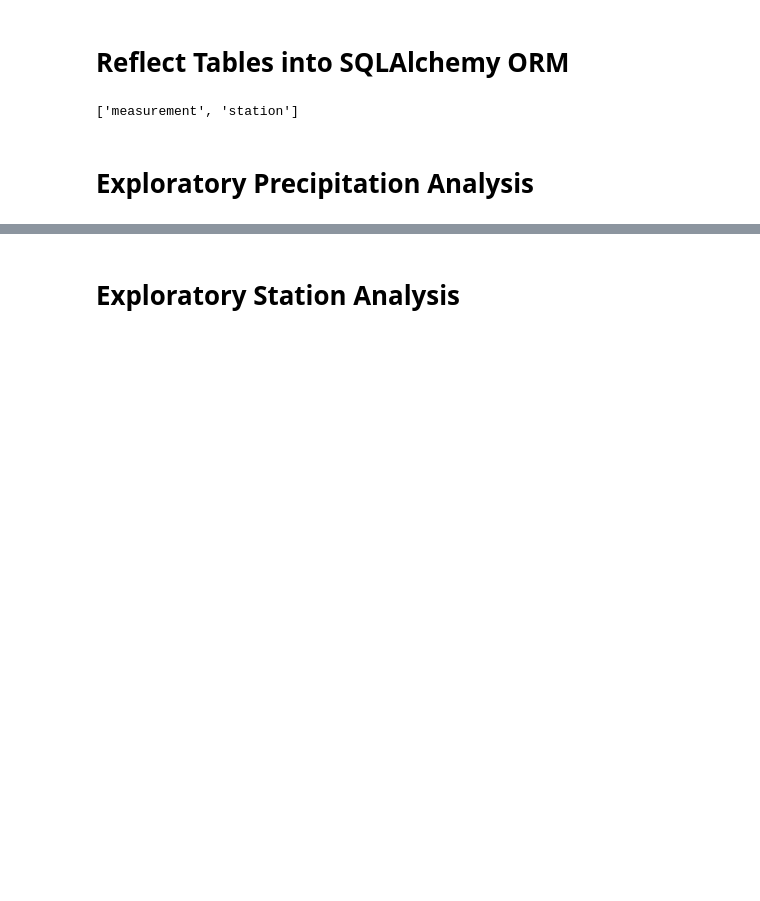
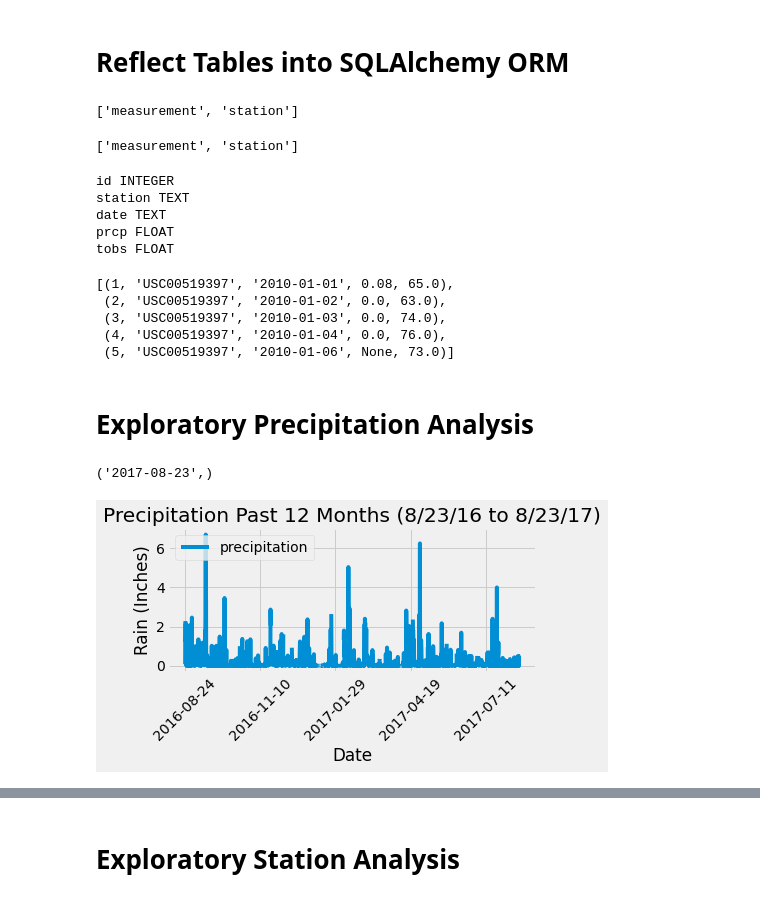
Before and after one commit to nhaile96/sqlalchemy-challenge, a Jupyter notebook: climate_starter.ipynb, the cells around one changed output, grey strips where cells are left out. Drawn from its saved outputs; the diff is of its cells as text; code cells hidden in the pictures; blank space fills up the shorter version.

```diff
--- a/climate_starter.ipynb
+++ b/climate_starter.ipynb
@@ -37,27 +37,64 @@ station_class=Base.classes.station
 # %%
 # Create our session (link) from Python to the DB
 session=Session(engine)
+# %%
+inspector=inspect(engine)
+inspector.get_table_names()
+# %% [output]
+['measurement', 'station']
+# %%
+# Get a list of column names and types
+columns = inspector.get_columns('measurement')
+for c in columns:
+    print(c['name'], c["type"])
+# %% [output]
+id INTEGER
+station TEXT
+date TEXT
+prcp FLOAT
+tobs FLOAT
+# %%
+engine.execute('SELECT * FROM measurement LIMIT 5').fetchall()
+# %% [output]
+[(1, 'USC00519397', '2010-01-01', 0.08, 65.0),
+ (2, 'USC00519397', '2010-01-02', 0.0, 63.0),
+ (3, 'USC00519397', '2010-01-03', 0.0, 74.0),
+ (4, 'USC00519397', '2010-01-04', 0.0, 76.0),
+ (5, 'USC00519397', '2010-01-06', None, 73.0)]
 # %% [markdown]
 # Exploratory Precipitation Analysis
 # %%
 # Find the most recent date in the data set.
-session.query()
+most_recent =session.query(measurement_class.date).order_by(measurement_class.date.desc()).first()
+most_recent
+# %% [output]
+('2017-08-23',)
 # %%
 # Design a query to retrieve the last 12 months of precipitation data and plot the results.
 # Starting from the most recent data point in the database.
 
 # Calculate the date one year from the last date in data set.
-
-
+year_ago=dt.date(2017,8,23)-dt.timedelta(days=365)
+year_ago
 # Perform a query to retrieve the data and precipitation scores
-
-
+prcp_query= session.query(measurement_class.date,measurement_class.prcp).filter(measurement_class.date>year_ago).order_by(measurement_class.date).all()
+prcp_query
 # Save the query results as a Pandas DataFrame and set the index to the date column
-
-
+prcp_df=pd.DataFrame(prcp_query,columns=['Date','precipitation'])
+prcp_df.set_index("Date")
 # Sort the dataframe by date
-
-
+sorted_prcp=prcp_df.sort_values(["Date"], ascending = True)
+sorted_prcp
 # Use Pandas Plotting with Matplotlib to plot the data
+sorted_prcp.plot("Date","precipitation")
+plt.xlabel("Date")
+plt.ylabel("Rain (Inches)")
+plt.title("Precipitation Past 12 Months (8/23/16 to 8/23/17)")
+plt.legend(loc='best')
+plt.xticks(rotation=45)
+plt.tight_layout()
+plt.show()
+# %% [output]
+[figure, added]
 # %%
 # Use Pandas to calcualte the summary statistics for the precipitation data
```
Also changed, not shown: parts of 7 cells of this notebook.
